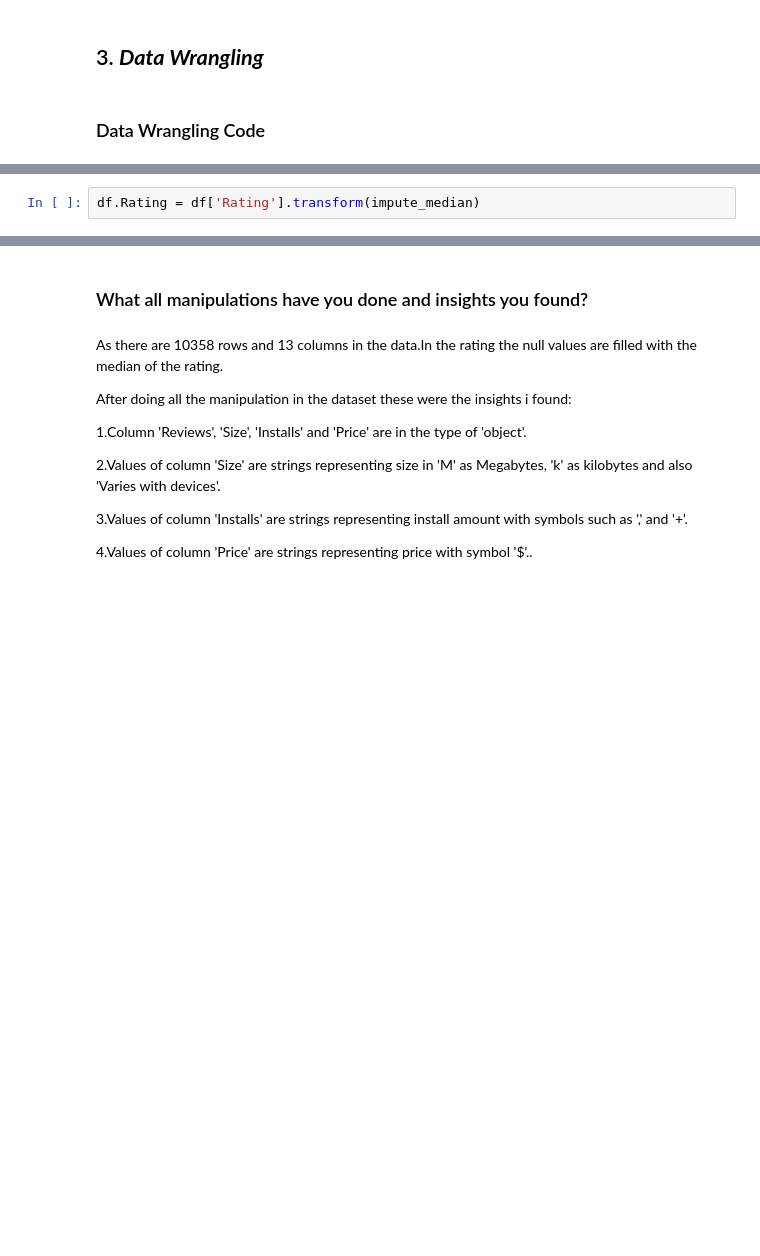
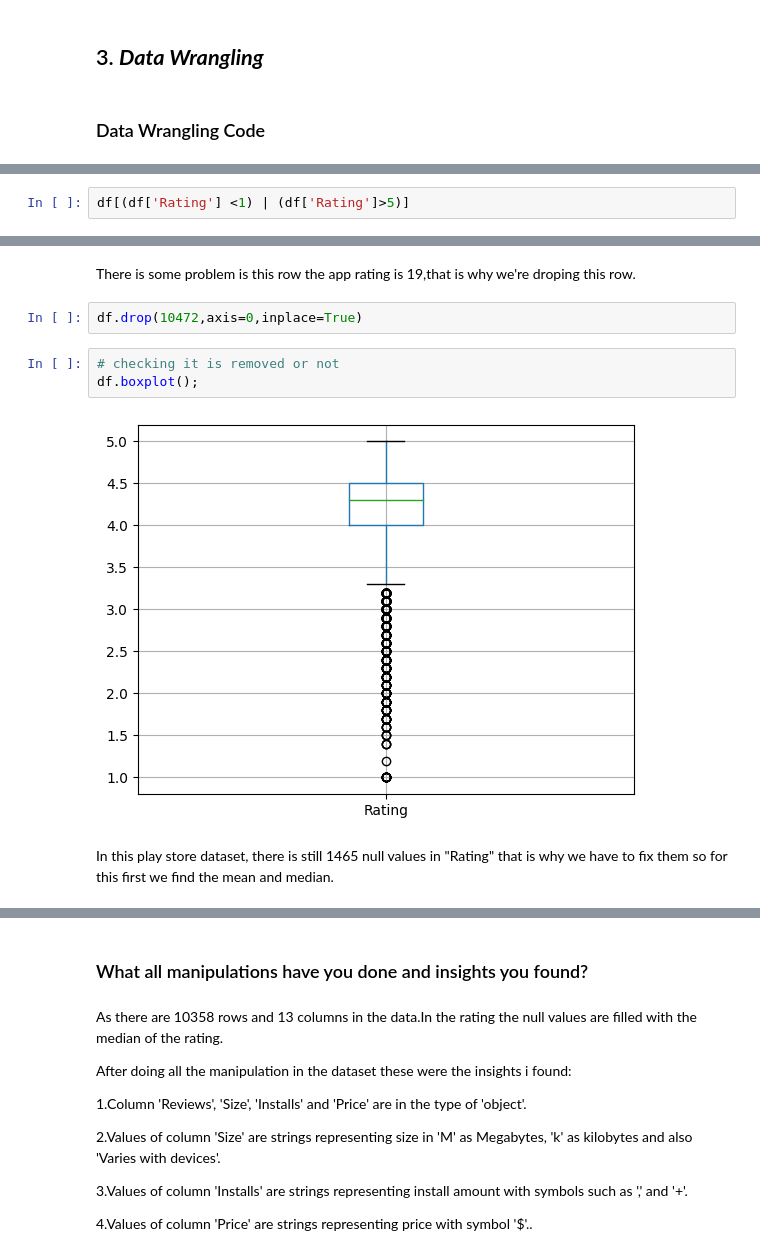
Before and after one commit to VIRU2341/alma-better-playstore, a Jupyter notebook: PLAYSTORE_EDA_analysis.ipynb, the cells around one changed output, grey strips where cells are left out. Saved outputs shown, nothing was run; the diff lists cells and outputs as text; blank space fills up the shorter version.

```diff
--- a/PLAYSTORE_EDA_analysis.ipynb
+++ b/PLAYSTORE_EDA_analysis.ipynb
@@ -257,2 +268,2 @@ def impute_median(series):
 # %%
-df.Rating = df['Rating'].transform(impute_median)
+df[(df['Rating'] <1) | (df['Rating']>5)]
@@ -258,0 +273,11 @@ df.Rating = df['Rating'].transform(impute_median)
+# %% [markdown]
+There is some problem is this row the app rating is 19,that is why we're droping this row.
+# %%
+df.drop(10472,axis=0,inplace=True)
+# %%
+# checking it is removed or not
+df.boxplot();
+# %% [output]
+[figure, added]
+# %% [markdown]
+In this play store dataset, there is still 1465 null values in "Rating" that is why we have to fix them so for this first we find the mean and median.
```
Also changed, not shown: parts of 43 cells of this notebook.
